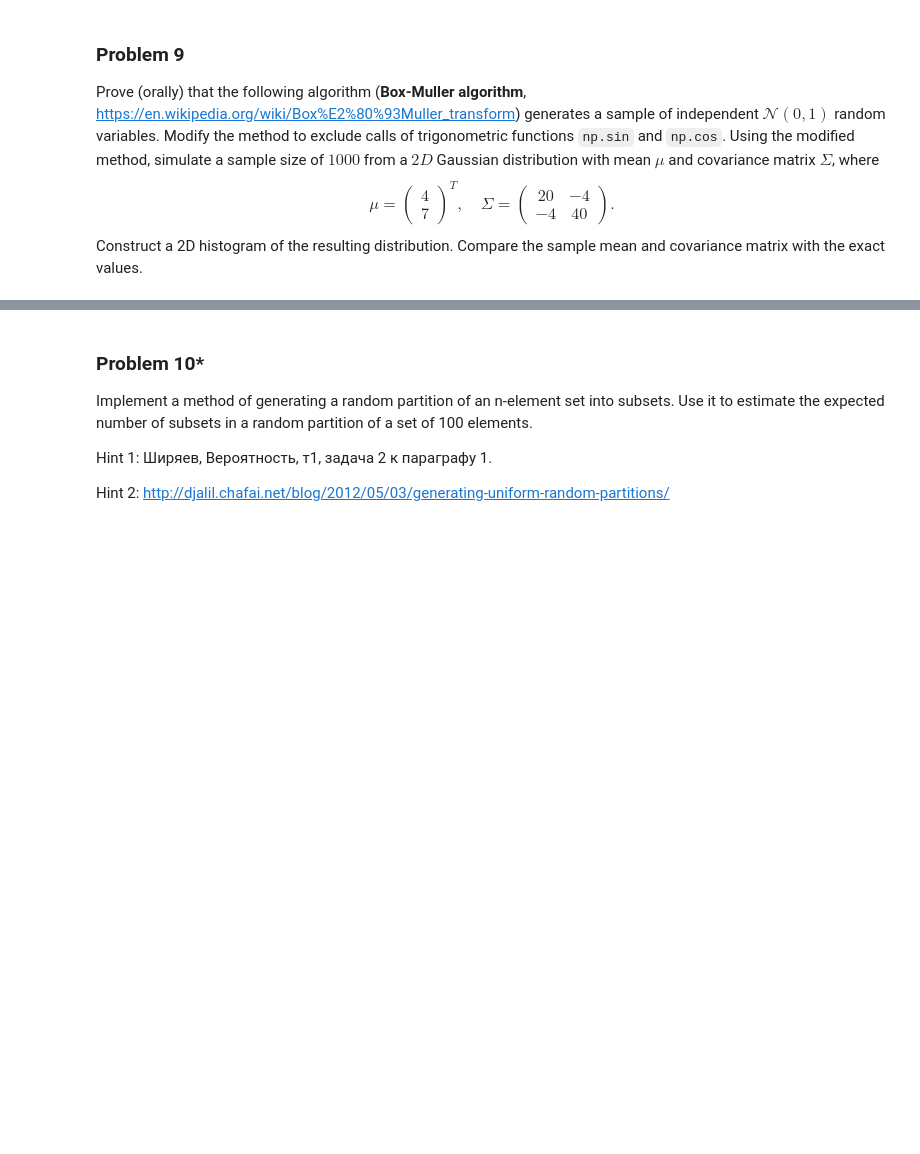
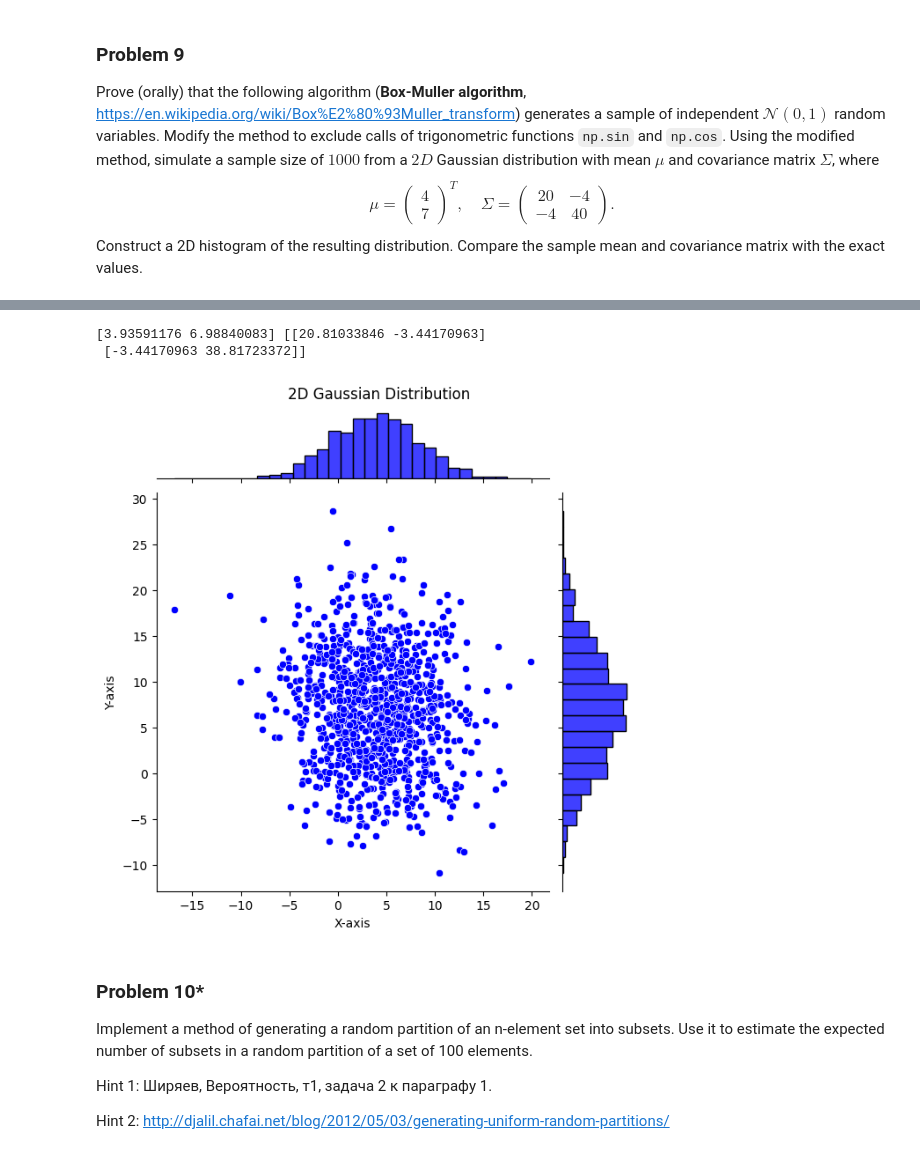
Before and after one commit to serovks/StatPrak_6sem, a Jupyter notebook: hw3.ipynb, the cells around one changed output, grey strips where cells are left out. Saved outputs shown, nothing was run; the diff lists cells and outputs as text; code cells hidden in the pictures; blank space fills up the shorter version.

```diff
--- a/hw3.ipynb
+++ b/hw3.ipynb
@@ -270,3 +287,37 @@ plt.show()
+# %%
+from scipy.linalg import cholesky
+
+n = 1000
+Z = np.zeros((n, 2))
+i = 0
+
+while i < n:
+    u1, u2 = np.random.uniform(-1, 1, 2)
+    s = u1**2 + u2**2
+    if s < 1:
+        factor = np.sqrt(-2 * np.log(s) / s)
+        Z[i, 0] = u1 * factor
+        Z[i, 1] = u2 * factor
+        i += 1
+
+mu = np.array([4, 7])
+sigma = np.array([[20, -4], [-4, 40]])
+
+L = cholesky(sigma, lower=True)
+X = mu + Z @ L.T
+sample_mean = np.mean(X, axis=0)
+sample_cov = np.cov(X, rowvar=False)
+
+print(sample_mean, sample_cov)
+
+joint_plot = sns.jointplot(x= X[:,0], y= X[:, 1], color="blue")
+joint_plot.set_axis_labels('X-axis', 'Y-axis')
+plt.suptitle('2D Gaussian Distribution', y=1.02)
+plt.show()
+# %% [output]
+[3.93591176 6.98840083] [[20.81033846 -3.44170963]
+ [-3.44170963 38.81723372]]
+[figure, added]
 # %% [markdown]
 ### Problem 10*
 
```
Also changed, not shown: parts of 5 cells of this notebook.
